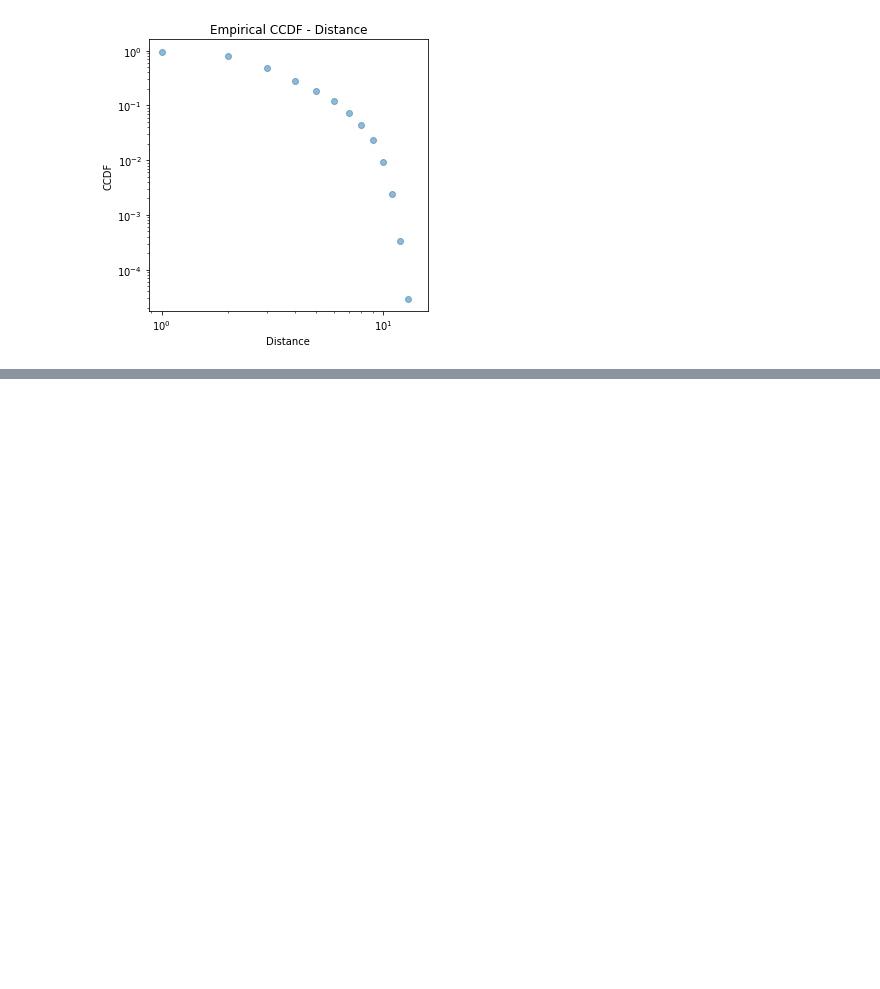
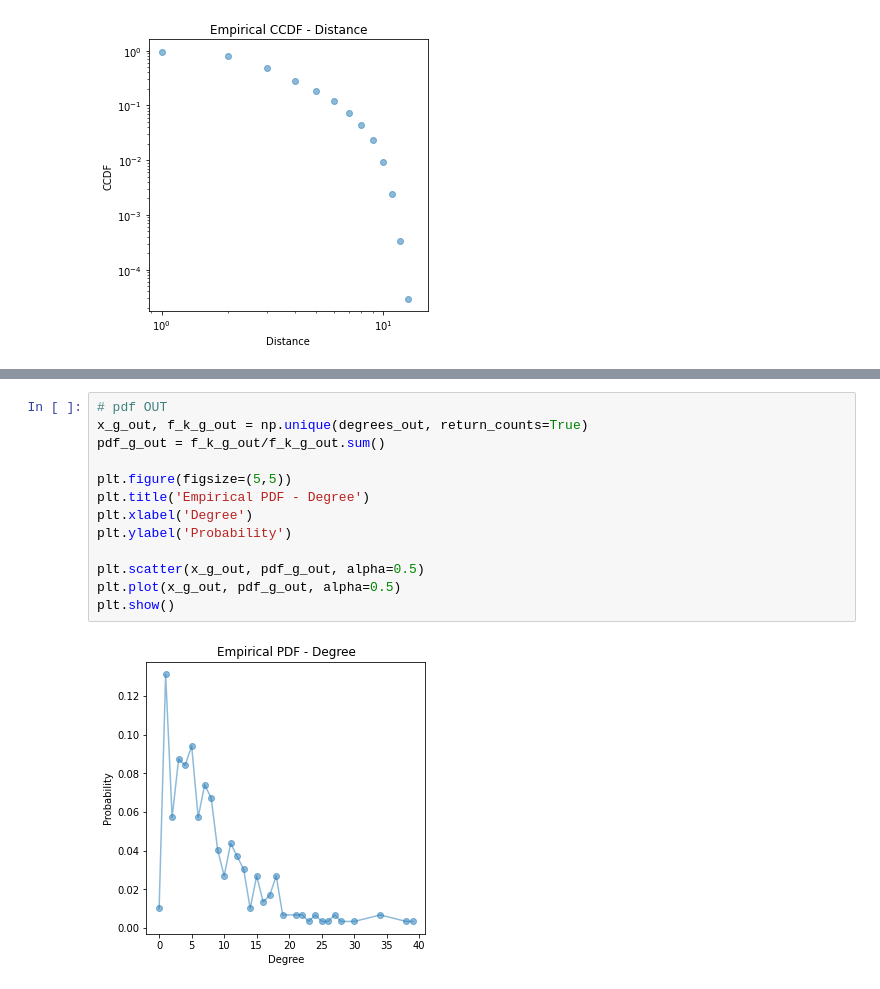
Before and after one commit to rodrigohaddad/Complex-Networks, a Jupyter notebook: t1/celegans_caracterization.ipynb, the cells around one changed output, grey strips where cells are left out. Cells and saved outputs as stored; diff of their text form; blank space fills up the shorter version.

```diff
--- a/t1/celegans_caracterization.ipynb
+++ b/t1/celegans_caracterization.ipynb
@@ -224 +259,16 @@ plt.show()
+# %%
+# pdf OUT
+x_g_out, f_k_g_out = np.unique(degrees_out, return_counts=True)
+pdf_g_out = f_k_g_out/f_k_g_out.sum()
+
+plt.figure(figsize=(5,5))
+plt.title('Empirical PDF - Degree')
+plt.xlabel('Degree')
+plt.ylabel('Probability')
+
+plt.scatter(x_g_out, pdf_g_out, alpha=0.5)
+plt.plot(x_g_out, pdf_g_out, alpha=0.5)
+plt.show()
+# %% [output]
+[figure, added]
 # %%
```
Also changed, not shown: parts of 6 cells of this notebook, 4 other files.
